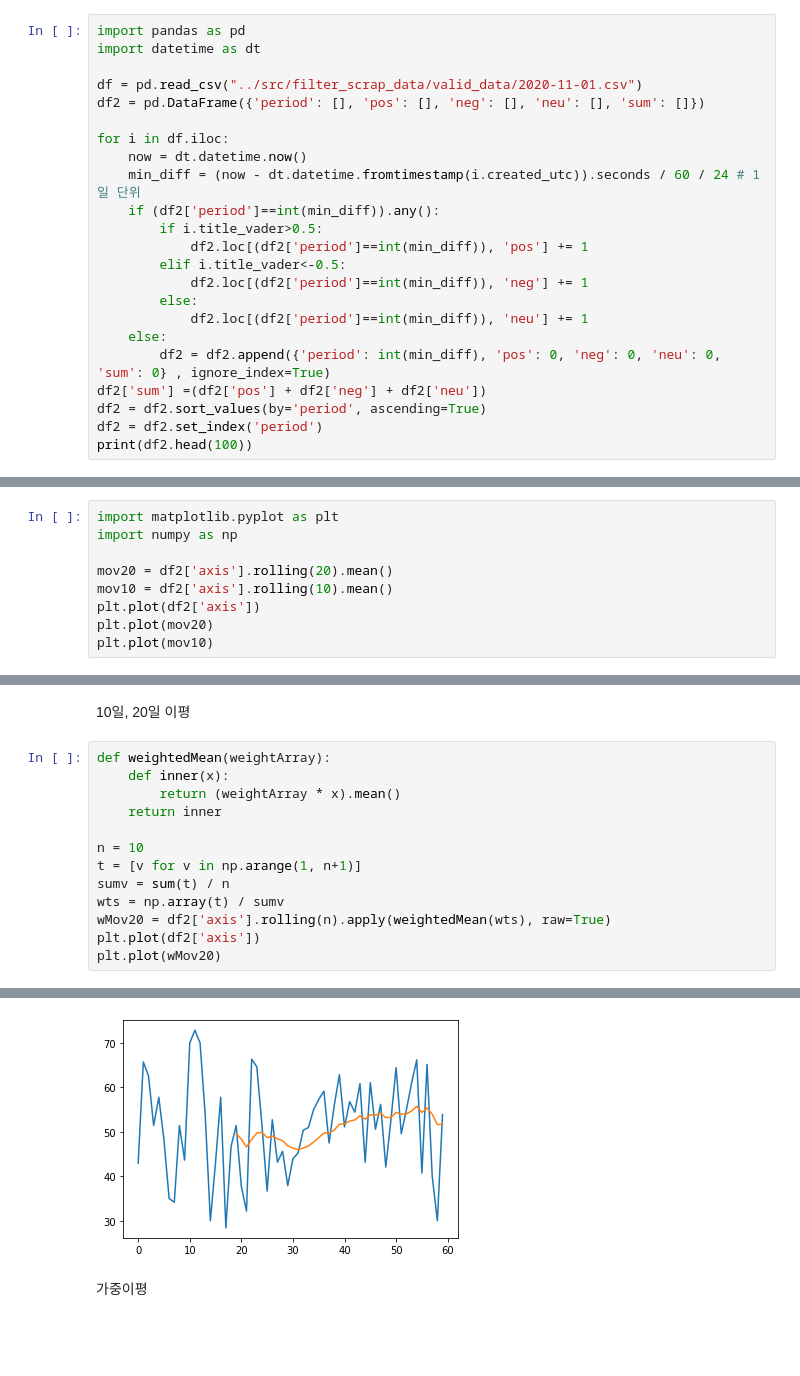
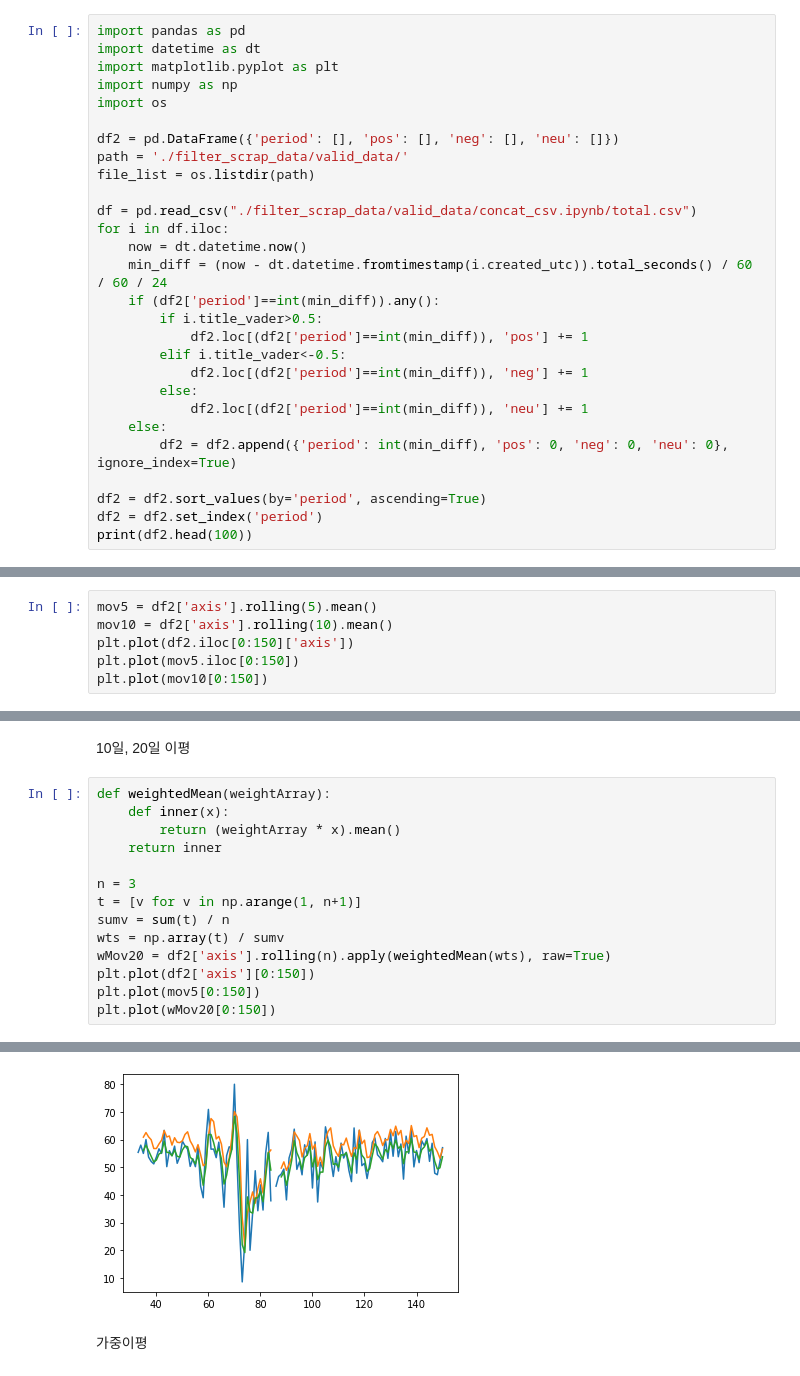
Before and after one commit to Think-JIn99/crypto_reaction_check, a Jupyter notebook: reddit_scrapper/src/result.ipynb, the cells around one changed output, grey strips where cells are left out. Drawn from its saved outputs; the diff is of its cells as text; blank space fills up the shorter version.

Commit message:
result.ipynb plot추가

```diff
--- a/reddit_scrapper/src/result.ipynb
+++ b/reddit_scrapper/src/result.ipynb
@@ -1,13 +1,18 @@
 # %%
 import pandas as pd
 import datetime as dt
+import matplotlib.pyplot as plt
+import numpy as np
+import os
 
-df = pd.read_csv("../src/filter_scrap_data/valid_data/2020-11-01.csv")
-df2 = pd.DataFrame({'period': [], 'pos': [], 'neg': [], 'neu': [], 'sum': []})
+df2 = pd.DataFrame({'period': [], 'pos': [], 'neg': [], 'neu': []})
+path = './filter_scrap_data/valid_data/'
+file_list = os.listdir(path)
 
+df = pd.read_csv("./filter_scrap_data/valid_data/concat_csv.ipynb/total.csv")
 for i in df.iloc:
     now = dt.datetime.now()
-    min_diff = (now - dt.datetime.fromtimestamp(i.created_utc)).seconds / 60 / 24 # 1일 단위
+    min_diff = (now - dt.datetime.fromtimestamp(i.created_utc)).total_seconds() / 60 / 60 / 24
     if (df2['period']==int(min_diff)).any():
         if i.title_vader>0.5:
             df2.loc[(df2['period']==int(min_diff)), 'pos'] += 1
@@ -16,8 +21,8 @@ for i in df.iloc:
         else:
             df2.loc[(df2['period']==int(min_diff)), 'neu'] += 1
     else:
-        df2 = df2.append({'period': int(min_diff), 'pos': 0, 'neg': 0, 'neu': 0, 'sum': 0} , ignore_index=True)
-df2['sum'] =(df2['pos'] + df2['neg'] + df2['neu'])
+        df2 = df2.append({'period': int(min_diff), 'pos': 0, 'neg': 0, 'neu': 0}, ignore_index=True)
+
 df2 = df2.sort_values(by='period', ascending=True)
 df2 = df2.set_index('period')
 print(df2.head(100))
@@ -76,13 +83,10 @@ Name: axis, dtype: float64
  일단은 pos/(pos+neg)로.
  평균값이 71.13...이기에 일단 20을 빼서 결과출력.
 # %%
-import matplotlib.pyplot as plt
-import numpy as np
-
-mov20 = df2['axis'].rolling(20).mean()
+mov5 = df2['axis'].rolling(5).mean()
 mov10 = df2['axis'].rolling(10).mean()
-plt.plot(df2['axis'])
-plt.plot(mov20)
-plt.plot(mov10)
+plt.plot(df2.iloc[0:150]['axis'])
+plt.plot(mov5.iloc[0:150])
+plt.plot(mov10[0:150])
 # %% [output]
 [<matplotlib.lines.Line2D at 0x...>]
@@ -92,18 +96,19 @@ plt.plot(mov10)
 # %%
 def weightedMean(weightArray):
     def inner(x):
         return (weightArray * x).mean()
     return inner
 
-n = 10
+n = 3
 t = [v for v in np.arange(1, n+1)]
 sumv = sum(t) / n
 wts = np.array(t) / sumv
 wMov20 = df2['axis'].rolling(n).apply(weightedMean(wts), raw=True)
-plt.plot(df2['axis'])
-plt.plot(wMov20)
+plt.plot(df2['axis'][0:150])
+plt.plot(mov5[0:150])
+plt.plot(wMov20[0:150])
 # %% [output]
 [<matplotlib.lines.Line2D at 0x...>]
-[figure, old version]
+[figure, new version]
 # %% [markdown]
 가중이평
```
Also changed, not shown: parts of 5 cells of this notebook, 2 other files.
